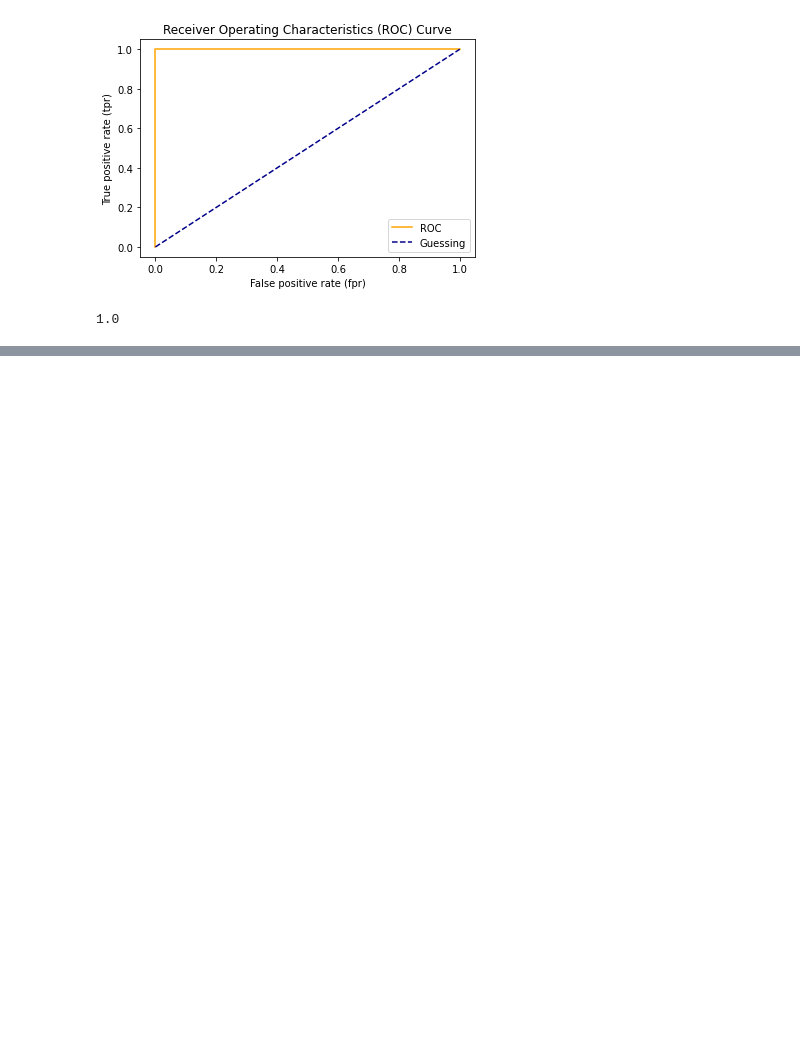
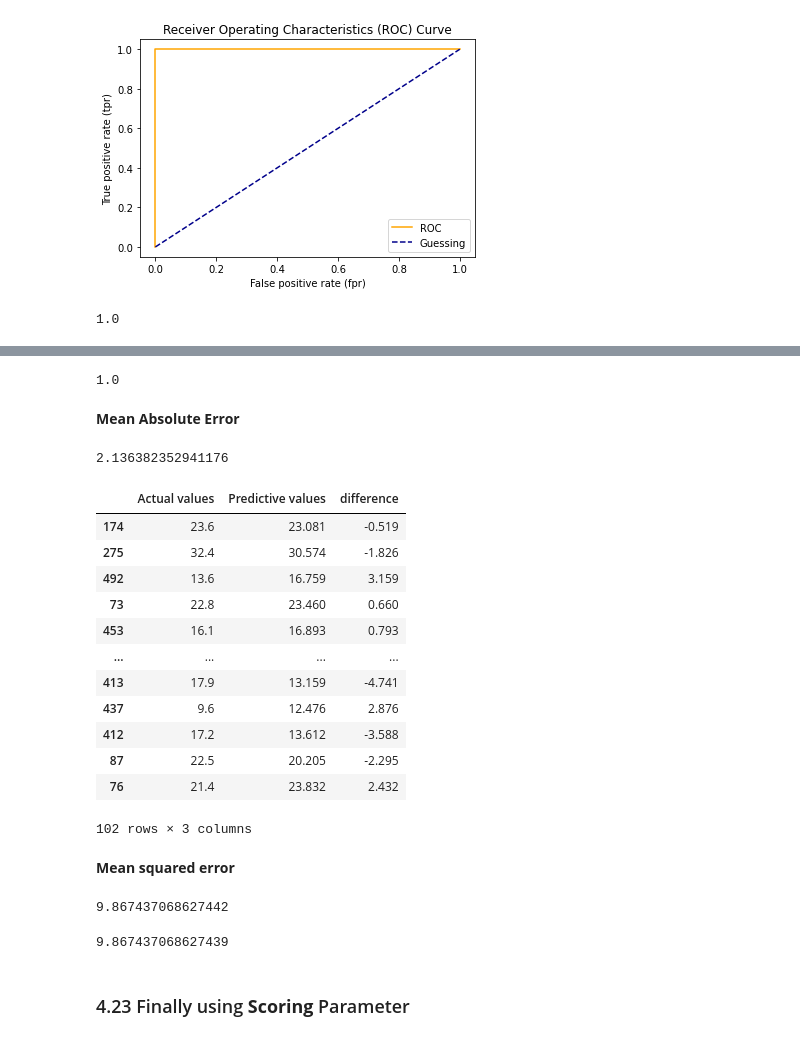
Before and after one commit to akash1362/ML-Libraries-Intro, a Jupyter notebook: Scikit-Learn.ipynb, the cells around one changed output, grey strips where cells are left out. Drawn from its saved outputs; the diff is of its cells as text; code cells hidden in the pictures; blank space fills up the shorter version.

```diff
--- a/Scikit-Learn.ipynb
+++ b/Scikit-Learn.ipynb
@@ -1264,0 +1261,52 @@ r2_score(ytest,ytest)
+# %%
+r2_score(ytest,ytest)
+# %% [output]
+1.0
+# %% [markdown]
+**Mean Absolute Error**
+# %%
+from sklearn.metrics import mean_absolute_error
+
+ypreds=model.predict(Xtest)
+mae=mean_absolute_error(ytest,ypreds)
+# %%
+mae
+# %% [output]
+2.136382352941176
+# %%
+df= pd.DataFrame(data={"Actual values": ytest,
+                "Predictive values": ypreds})
+df["difference"]=df["Predictive values"]-df["Actual values"]
+df
+# %% [output]
+|  | Actual values | Predictive values | difference |
+| 174 | 23.6 | 23.081 | -0.519 |
+| 275 | 32.4 | 30.574 | -1.826 |
+| 492 | 13.6 | 16.759 | 3.159 |
+| 73 | 22.8 | 23.460 | 0.660 |
+| 453 | 16.1 | 16.893 | 0.793 |
+| ... | ... | ... | ... |
+| 413 | 17.9 | 13.159 | -4.741 |
+| 437 | 9.6 | 12.476 | 2.876 |
+| 412 | 17.2 | 13.612 | -3.588 |
+| 87 | 22.5 | 20.205 | -2.295 |
+| 76 | 21.4 | 23.832 | 2.432 |
+102 rows × 3 columns
+# %% [markdown]
+**Mean squared error**
+# %%
+from sklearn.metrics import mean_squared_error
+
+ypreds=model.predict(Xtest)
+mse=mean_squared_error(ytest,ypreds)
+mse
+# %% [output]
+9.867437068627442
+# %%
+# Calculate MSE by hand
+squared=np.square(df["difference"])
+squared.mean()
+# %% [output]
+9.867437068627439
+# %% [markdown]
+### 4.23 Finally using **Scoring** Parameter
```
Also changed, not shown: parts of 84 cells of this notebook, 4 other files.
